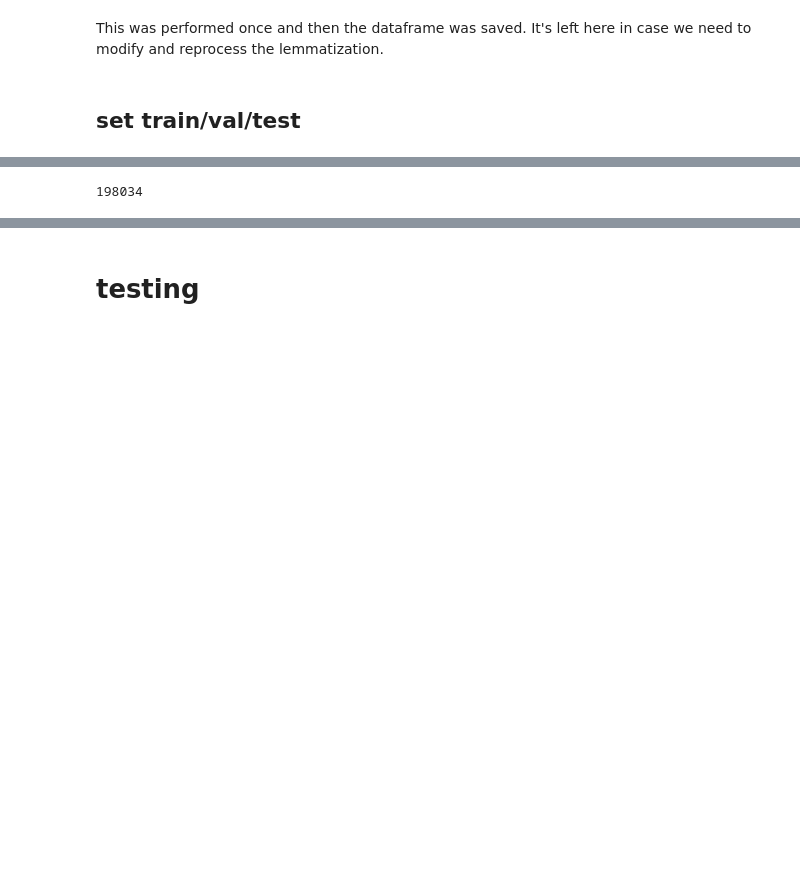
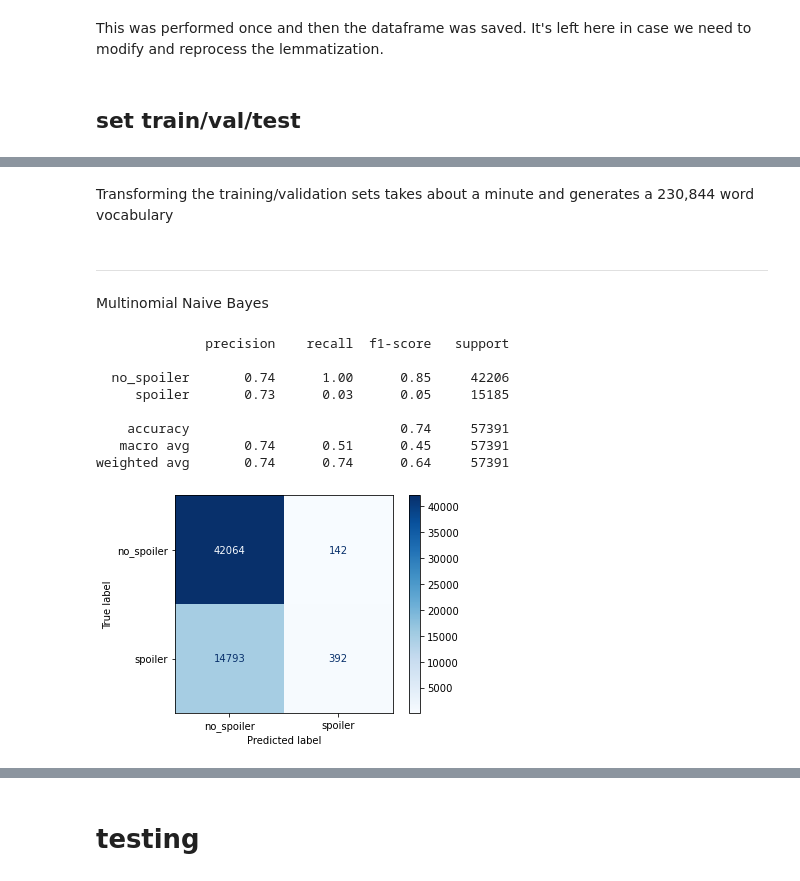
Before and after one commit to brtracy/capstone_project, a Jupyter notebook: spoiler-y.ipynb, the cells around one changed output, grey strips where cells are left out. Cells and saved outputs as stored; diff of their text form; code cells hidden in the pictures; blank space fills up the shorter version.

Commit message:
experiments with bag of words done

```diff
--- a/spoiler-y.ipynb
+++ b/spoiler-y.ipynb
@@ -595,4 +584,0 @@ X_val_vec_v1.set_index(y_val.index, inplace=True)
-# %%
-len(tf_vec_v1.vocabulary_)
-# %% [output]
-198034
@@ -614,0 +585,2 @@ len(tf_vec_v1.vocabulary_)
+# %% [markdown]
+Transforming the training/validation sets takes about a minute and generates a 230,844 word vocabulary
@@ -615,9 +598,18 @@ len(tf_vec_v1.vocabulary_)
+# %% [markdown]
+________
+Multinomial Naive Bayes
 # %%
 # instantiate multinomial naive bayes model
-mnb = MultinomialNB()
-
-# fit to X_train_vec/y_train
-mnb.fit(X_train_vec_v1, y_train)
-
-# generate y_pred
-y_pred_v1 = mnb.predict(X_val_vec_v1)
+mnb_v1 = MultinomialNB()
+# fit, predict and report with helper function
+fitpredreport(mnb_v1)
+# %% [output]
+              precision    recall  f1-score   support
+
+  no_spoiler       0.74      1.00      0.85     42206
+     spoiler       0.73      0.03      0.05     15185
+
+    accuracy                           0.74     57391
+   macro avg       0.74      0.51      0.45     57391
+weighted avg       0.74      0.74      0.64     57391
+[figure, added]
```
Also changed, not shown: parts of 31 cells of this notebook.
